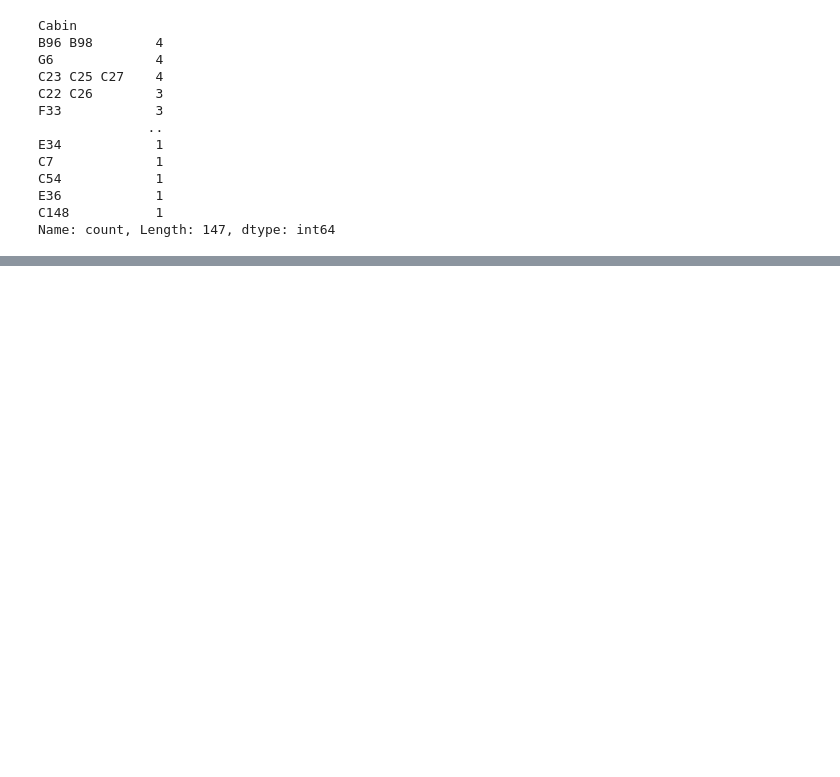
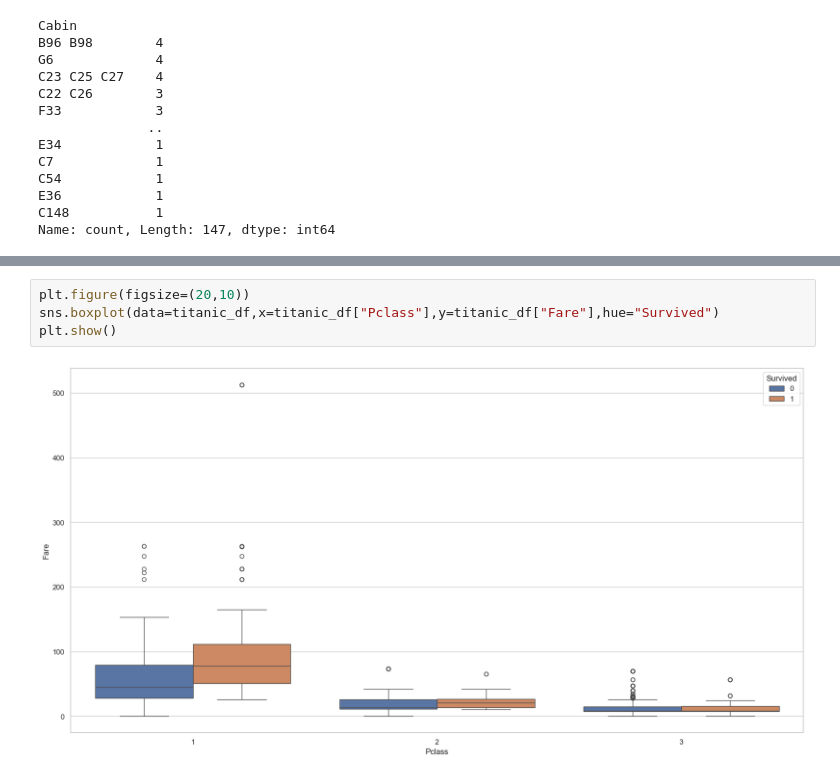
Before and after one commit to hahahang0/MLPracFromKaggle, a Jupyter notebook: titanic/practical3_external_ds.ipynb, the cells around one changed output, grey strips where cells are left out. Cells and saved outputs as stored; diff of their text form; blank space fills up the shorter version.

```diff
--- a/titanic/practical3_external_ds.ipynb
+++ b/titanic/practical3_external_ds.ipynb
@@ -81,0 +131,6 @@ Name: count, Length: 147, dtype: int64
+# %%
+plt.figure(figsize=(20,10))
+sns.boxplot(data=titanic_df,x=titanic_df["Pclass"],y=titanic_df["Fare"],hue="Survived")
+plt.show()
+# %% [output]
+[figure, added]
```
Also changed, not shown: parts of 47 cells of this notebook.
